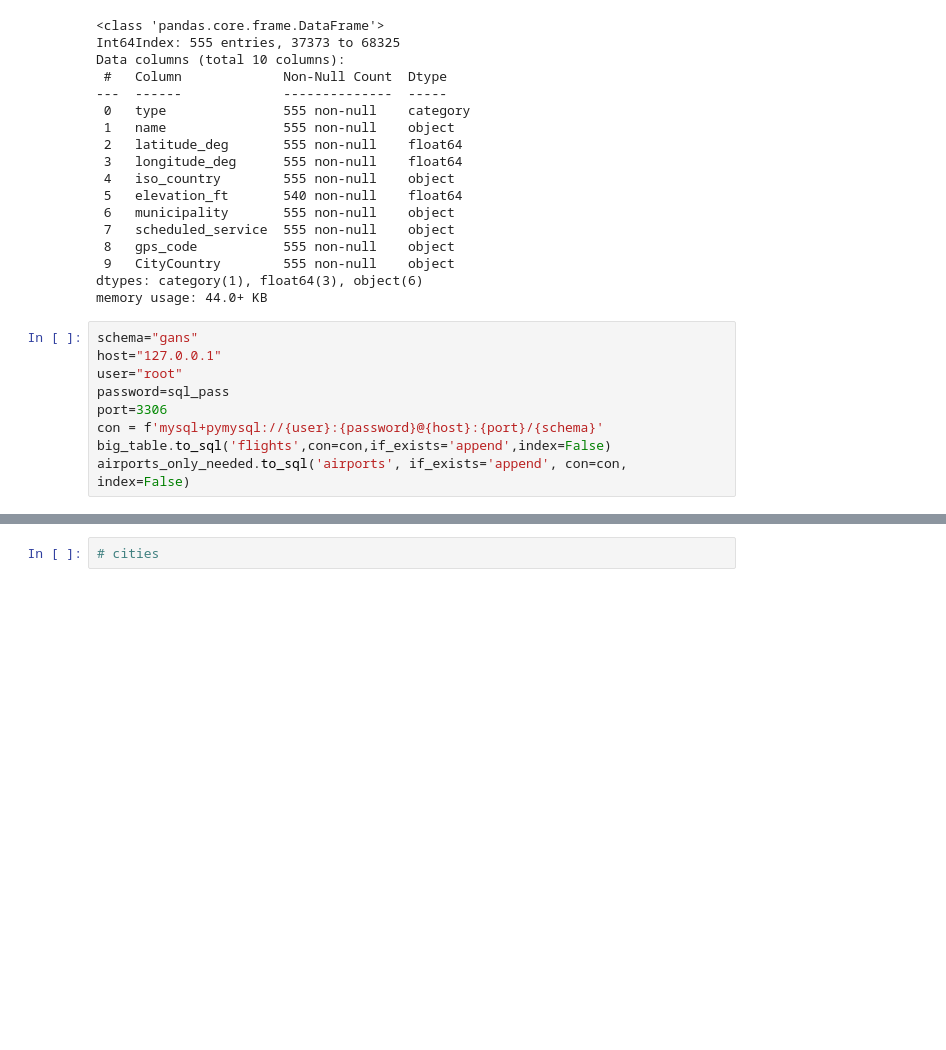
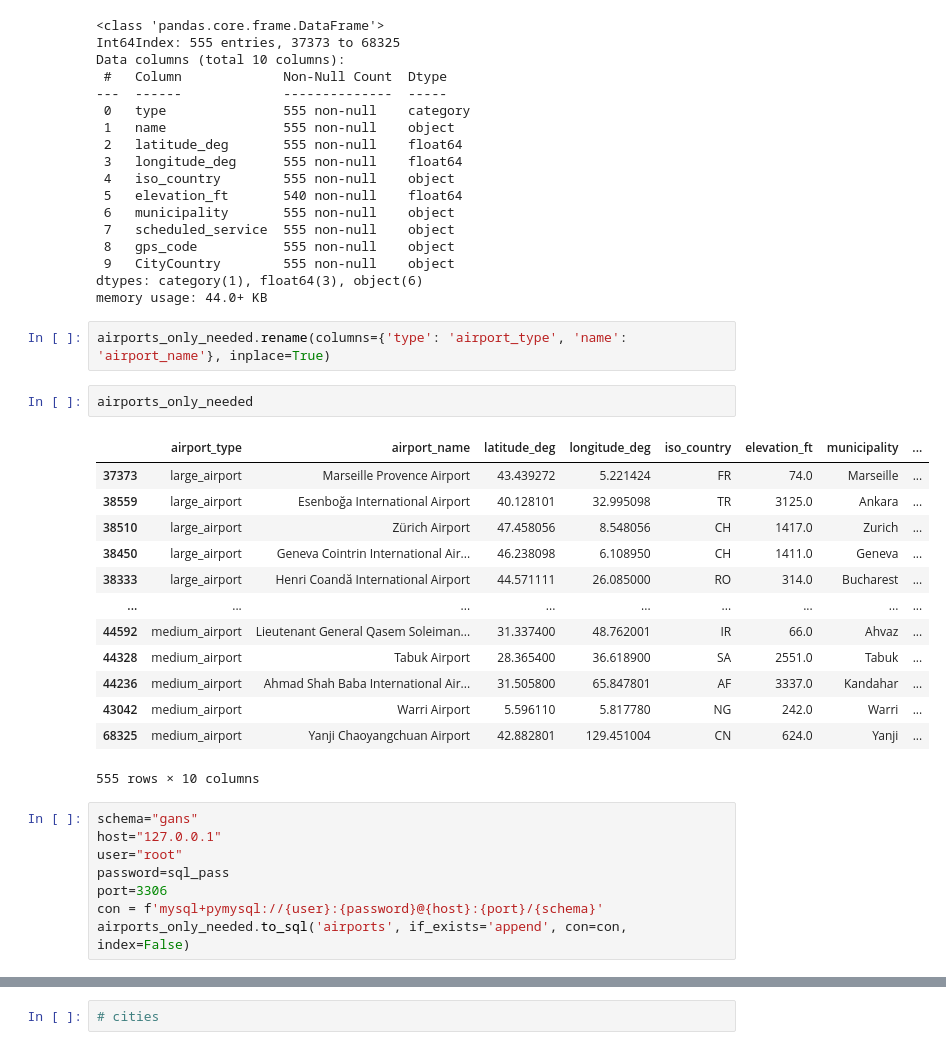
Before and after one commit to Konstantaras93/APIS, a Jupyter notebook: Databases_export.ipynb, the cells around one changed output, grey strips where cells are left out. Saved outputs shown, nothing was run; the diff lists cells and outputs as text; blank space fills up the shorter version.

```diff
--- a/Databases_export.ipynb
+++ b/Databases_export.ipynb
@@ -379,6 +506,24 @@ Data columns (total 10 columns):
  9   CityCountry        555 non-null    object
 dtypes: category(1), float64(3), object(6)
 memory usage: 44.0+ KB
+# %%
+airports_only_needed.rename(columns={'type': 'airport_type', 'name': 'airport_name'}, inplace=True)
+# %%
+airports_only_needed
+# %% [output]
+|  | airport_type | airport_name | latitude_deg | longitude_deg | iso_country | elevation_ft | municipality | ... |
+| 37373 | large_airport | Marseille Provence Airport | 43.439272 | 5.221424 | FR | 74.0 | Marseille | ... |
+| 38559 | large_airport | Esenboğa International Airport | 40.128101 | 32.995098 | TR | 3125.0 | Ankara | ... |
+| 38510 | large_airport | Zürich Airport | 47.458056 | 8.548056 | CH | 1417.0 | Zurich | ... |
+| 38450 | large_airport | Geneva Cointrin International Air... | 46.238098 | 6.108950 | CH | 1411.0 | Geneva | ... |
+| 38333 | large_airport | Henri Coandă International Airport | 44.571111 | 26.085000 | RO | 314.0 | Bucharest | ... |
+| ... | ... | ... | ... | ... | ... | ... | ... | ... |
+| 44592 | medium_airport | Lieutenant General Qasem Soleiman... | 31.337400 | 48.762001 | IR | 66.0 | Ahvaz | ... |
+| 44328 | medium_airport | Tabuk Airport | 28.365400 | 36.618900 | SA | 2551.0 | Tabuk | ... |
+| 44236 | medium_airport | Ahmad Shah Baba International Air... | 31.505800 | 65.847801 | AF | 3337.0 | Kandahar | ... |
+| 43042 | medium_airport | Warri Airport | 5.596110 | 5.817780 | NG | 242.0 | Warri | ... |
+| 68325 | medium_airport | Yanji Chaoyangchuan Airport | 42.882801 | 129.451004 | CN | 624.0 | Yanji | ... |
+555 rows × 10 columns
 # %%
 schema="gans"
 host="127.0.0.1"
@@ -386,5 +531,4 @@ user="root"
 password=sql_pass
 port=3306
 con = f'mysql+pymysql://{user}:{password}@{host}:{port}/{schema}'
-big_table.to_sql('flights',con=con,if_exists='append',index=False)
 airports_only_needed.to_sql('airports', if_exists='append', con=con, index=False)
```
Also changed, not shown: parts of 52 cells of this notebook, 2 other files.
